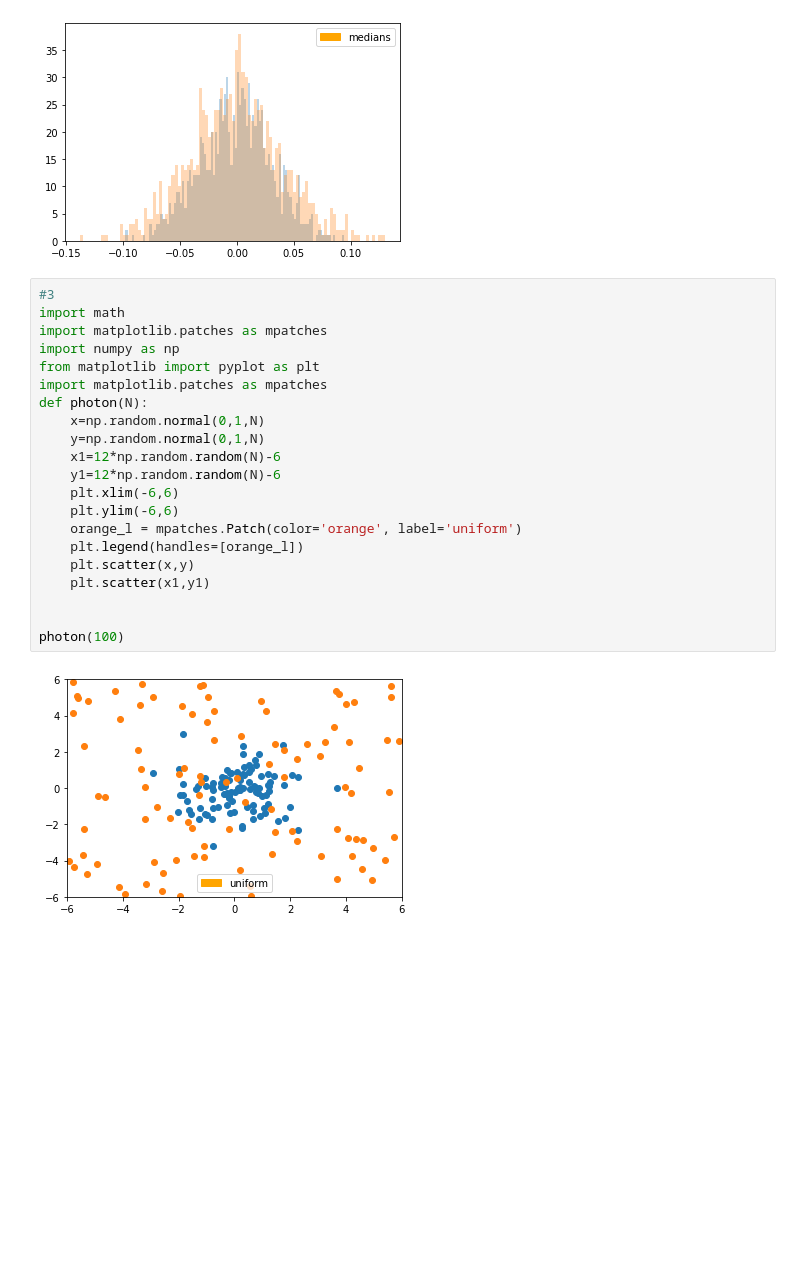
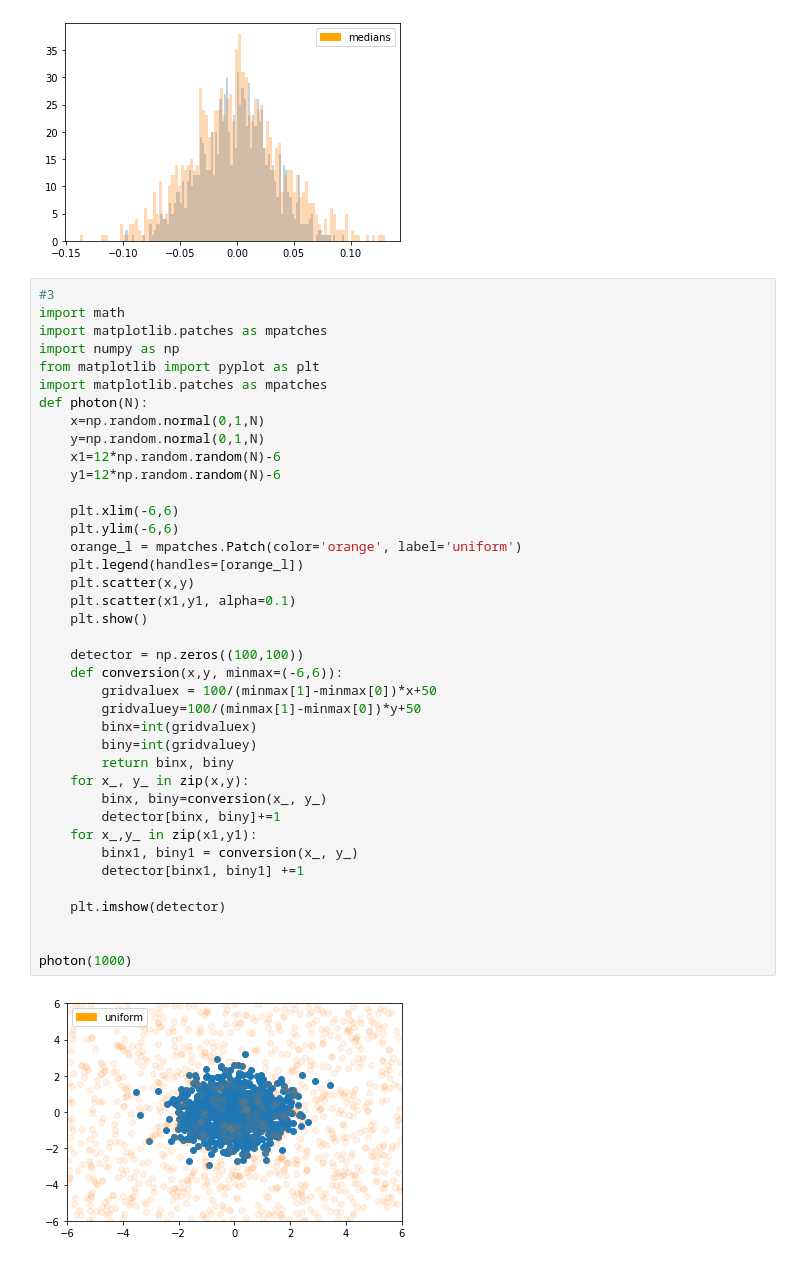
Before and after one commit to lockepatton/ASTR100-2020, a Jupyter notebook: Students/Welder/HW1.ipynb, the cells around one changed output. Saved outputs shown, nothing was run; the diff lists cells and outputs as text; blank space fills up the shorter version.

```diff
--- a/Students/Welder/HW1.ipynb
+++ b/Students/Welder/HW1.ipynb
@@ -221,23 +221,41 @@ std of medians= 0.04041815443269233
 # %%
 #3
 import math
 import matplotlib.patches as mpatches
 import numpy as np
 from matplotlib import pyplot as plt
 import matplotlib.patches as mpatches
 def photon(N):
     x=np.random.normal(0,1,N)
     y=np.random.normal(0,1,N)
     x1=12*np.random.random(N)-6
     y1=12*np.random.random(N)-6
+
     plt.xlim(-6,6)
     plt.ylim(-6,6)
     orange_l = mpatches.Patch(color='orange', label='uniform')
     plt.legend(handles=[orange_l])
     plt.scatter(x,y)
-    plt.scatter(x1,y1)
+    plt.scatter(x1,y1, alpha=0.1)
+    plt.show()
+
+    detector = np.zeros((100,100))
+    def conversion(x,y, minmax=(-6,6)):
+        gridvaluex = 100/(minmax[1]-minmax[0])*x+50
+        gridvaluey=100/(minmax[1]-minmax[0])*y+50
+        binx=int(gridvaluex)
+        biny=int(gridvaluey)
+        return binx, biny
+    for x_, y_ in zip(x,y):
+        binx, biny=conversion(x_, y_)
+        detector[binx, biny]+=1
+    for x_,y_ in zip(x1,y1):
+        binx1, biny1 = conversion(x_, y_)
+        detector[binx1, biny1] +=1
+
+    plt.imshow(detector)
 
 
-photon(100)
+photon(1000)
 # %% [output]
-[figure, old version]
+[figure, new version]
```
Also changed, not shown: parts of 1 cell of this notebook.
